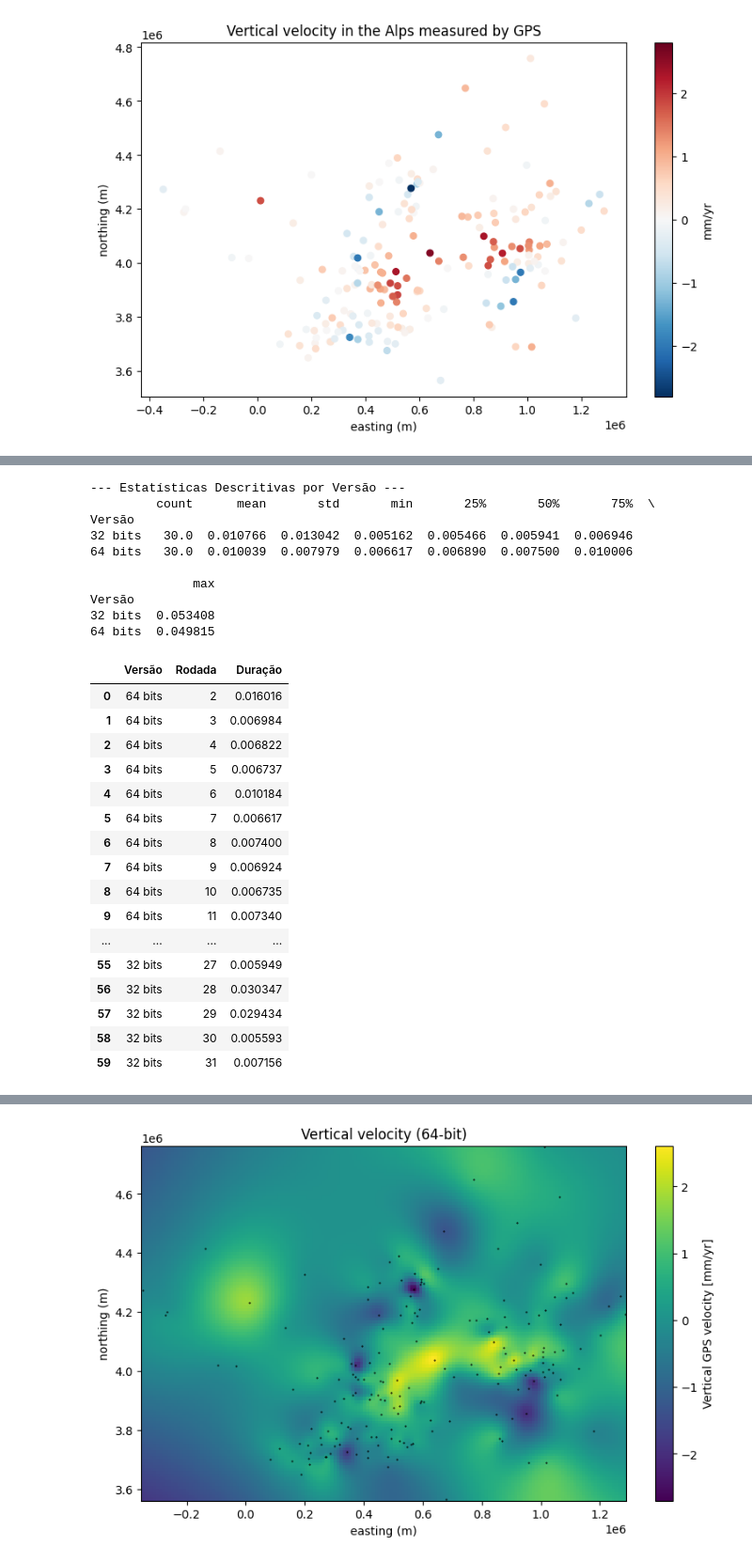
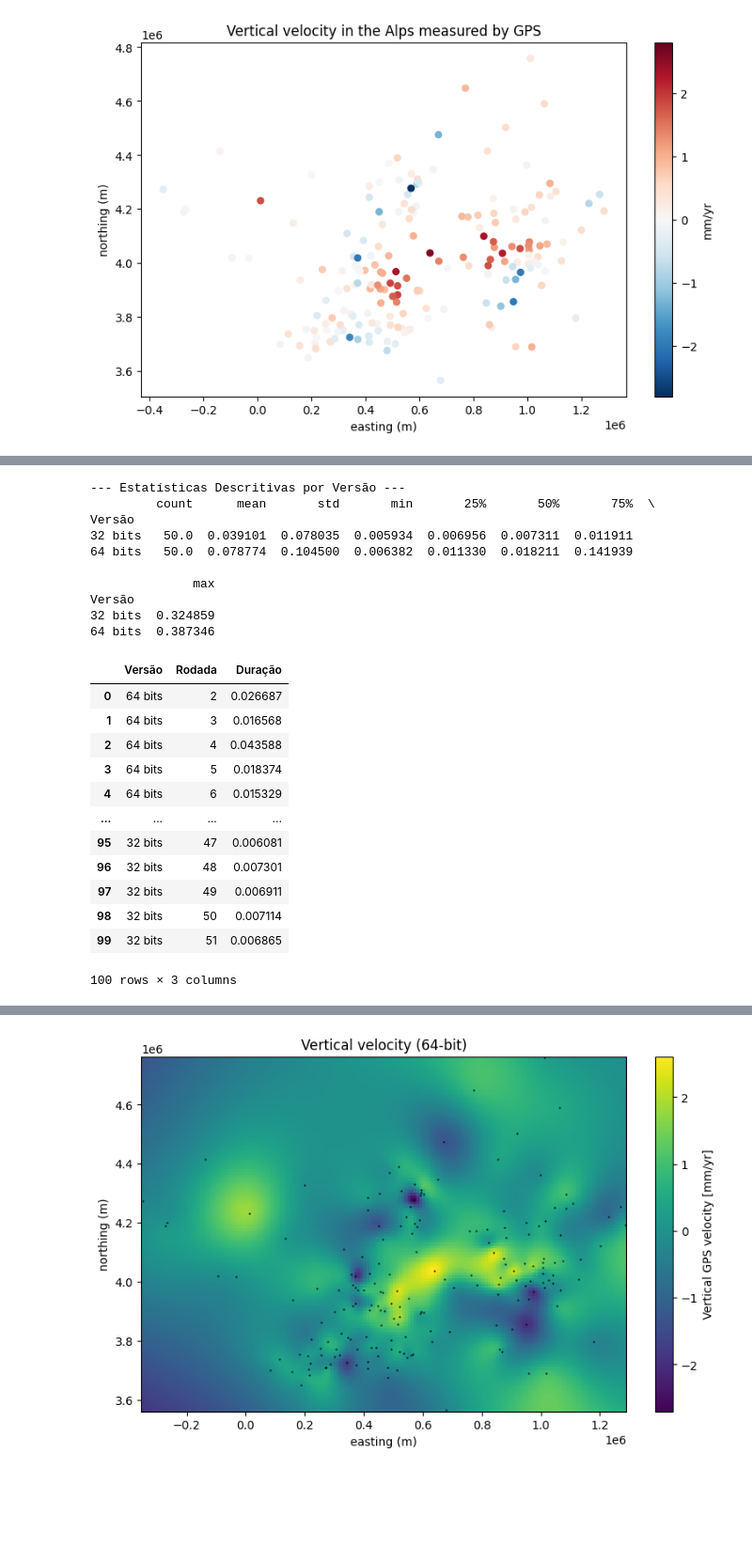
Before and after one commit to BernardoPerS/Fatiando_Modificado, a Jupyter notebook: Testes/teste_verde.ipynb, the cells around one changed output, grey strips where cells are left out. Shown at 94% size. Cells and saved outputs as stored; diff of their text form; code cells hidden in the pictures; blank space fills up the shorter version.

```diff
--- a/Testes/teste_verde.ipynb
+++ b/Testes/teste_verde.ipynb
@@ -123,7 +121,8 @@ Line #      Hits         Time  Per Hit   % Time  Line Contents
 ## Código com benchmarking ##
 resultados_benchmark_spline = []
 # Serão usadas n-1 amostras nas estatísticas
-n_repeticoes = 31
+n_repeticoes = 51
+
 
 #Realizamos os testes com fit utilizando os 64 bits
 for i in range(n_repeticoes):
@@ -156,53 +155,49 @@ for i in range(n_repeticoes):
     spline_32.fit((easting, northing), data.velocity_up_mmyr, dtype="float32")
     end_time = time.perf_counter()
 
     duracao = end_time - start_time
     resultados_benchmark_spline.append({
         "Versão": "32 bits",
         "Rodada": i + 1,
         "Duração": duracao
     })
 
 # Retirar a primeira iteração de ambos
 resultados_benchmark_spline.pop(0)
 resultados_benchmark_spline.pop(n_repeticoes)
 
 # Transforma a lista em um dataframe para isolar as informações desejadas
 df_resultados = pd.DataFrame(resultados_benchmark_spline)
 
 # Printa os dados estatísticos de cada versão (média, mediana, quartis)
 print("\n--- Estatísticas Descritivas por Versão ---")
 print(df_resultados.groupby("Versão")["Duração"].describe())
 
 df_resultados
 # %% [output]
 --- Estatísticas Descritivas por Versão ---
          count      mean       std       min       25%       50%       75%  \
 Versão
-32 bits   30.0  0.010766  0.013042  0.005162  0.005466  0.005941  0.006946
-64 bits   30.0  0.010039  0.007979  0.006617  0.006890  0.007500  0.010006
+32 bits   50.0  0.039101  0.078035  0.005934  0.006956  0.007311  0.011911
+64 bits   50.0  0.078774  0.104500  0.006382  0.011330  0.018211  0.141939
 
               max
 Versão
-32 bits  0.053408
-64 bits  0.049815
+32 bits  0.324859
+64 bits  0.387346
 |  | Versão | Rodada | Duração |
-| 0 | 64 bits | 2 | 0.016016 |
-| 1 | 64 bits | 3 | 0.006984 |
-| 2 | 64 bits | 4 | 0.006822 |
-| 3 | 64 bits | 5 | 0.006737 |
-| 4 | 64 bits | 6 | 0.010184 |
-| 5 | 64 bits | 7 | 0.006617 |
-| 6 | 64 bits | 8 | 0.007400 |
-| 7 | 64 bits | 9 | 0.006924 |
-| 8 | 64 bits | 10 | 0.006735 |
-| 9 | 64 bits | 11 | 0.007340 |
+| 0 | 64 bits | 2 | 0.026687 |
+| 1 | 64 bits | 3 | 0.016568 |
+| 2 | 64 bits | 4 | 0.043588 |
+| 3 | 64 bits | 5 | 0.018374 |
+| 4 | 64 bits | 6 | 0.015329 |
 | ... | ... | ... | ... |
-| 55 | 32 bits | 27 | 0.005949 |
-| 56 | 32 bits | 28 | 0.030347 |
-| 57 | 32 bits | 29 | 0.029434 |
-| 58 | 32 bits | 30 | 0.005593 |
-| 59 | 32 bits | 31 | 0.007156 |
+| 95 | 32 bits | 47 | 0.006081 |
+| 96 | 32 bits | 48 | 0.007301 |
+| 97 | 32 bits | 49 | 0.006911 |
+| 98 | 32 bits | 50 | 0.007114 |
+| 99 | 32 bits | 51 | 0.006865 |
+100 rows × 3 columns
 # %%
 # Resultados muito infímos - tempos de execução muito curtos
 # Tomando os tempos de execução de cada versão
```
Also changed, not shown: parts of 30 cells of this notebook.
